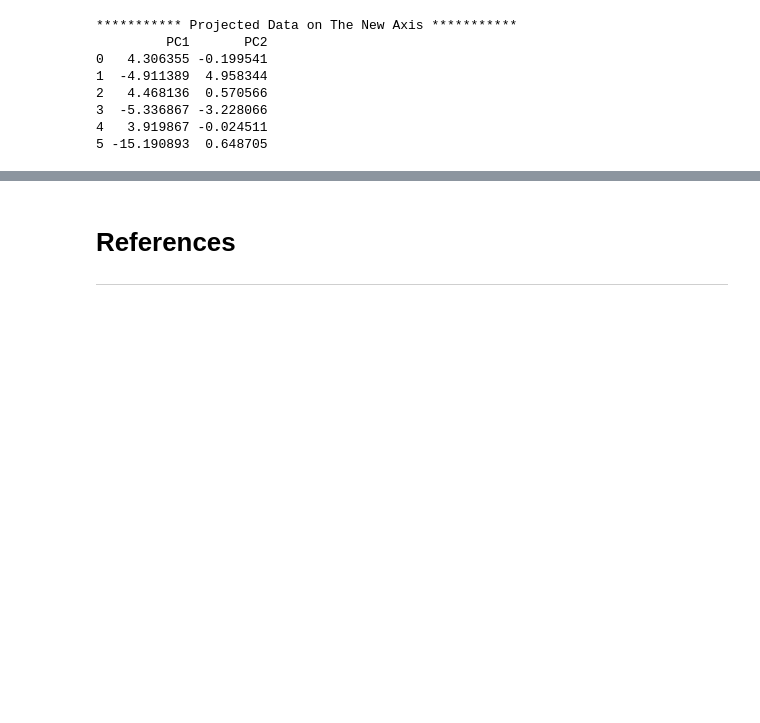
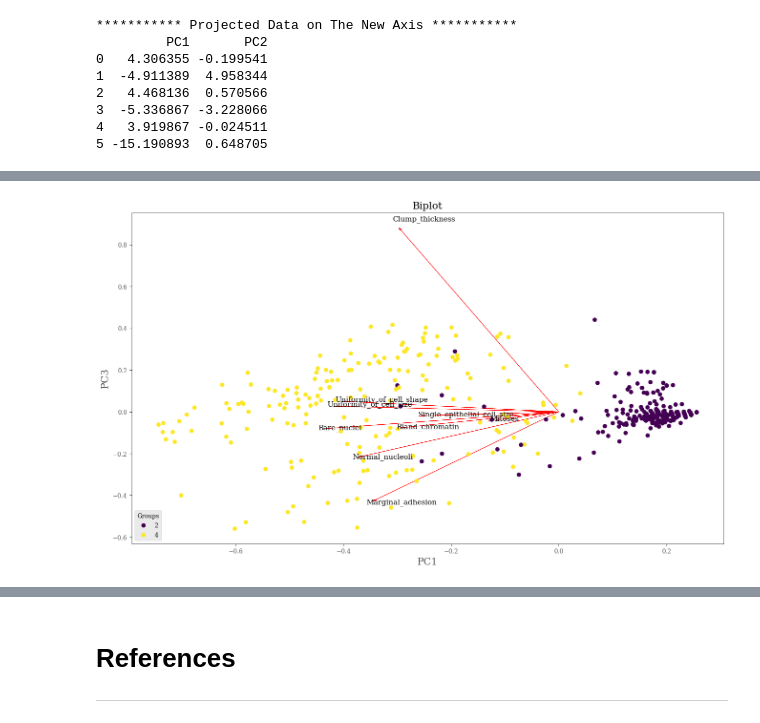
Before and after one commit to HamzaElshafie/MLiS-Project, a Jupyter notebook: MLiS_Project.ipynb, the cells around one changed output, grey strips where cells are left out. Cells and saved outputs as stored; diff of their text form; code cells hidden in the pictures; blank space fills up the shorter version.

```diff
--- a/MLiS_Project.ipynb
+++ b/MLiS_Project.ipynb
@@ -349,0 +347,4 @@ pca.biplot_2D(X_train, y_train, PC=(0,1))
+# %%
+pca.biplot_2D(X_train, y_train, PC=(0,2), figsize=(16,9))
+# %% [output]
+[figure, added]
```
Also changed, not shown: parts of 4 cells of this notebook.
